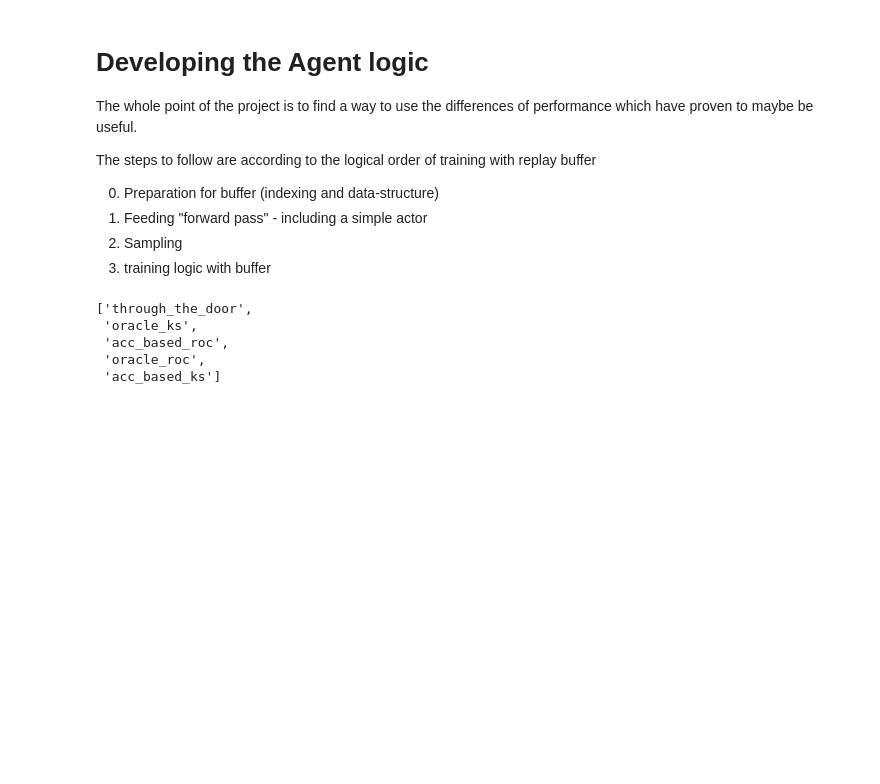
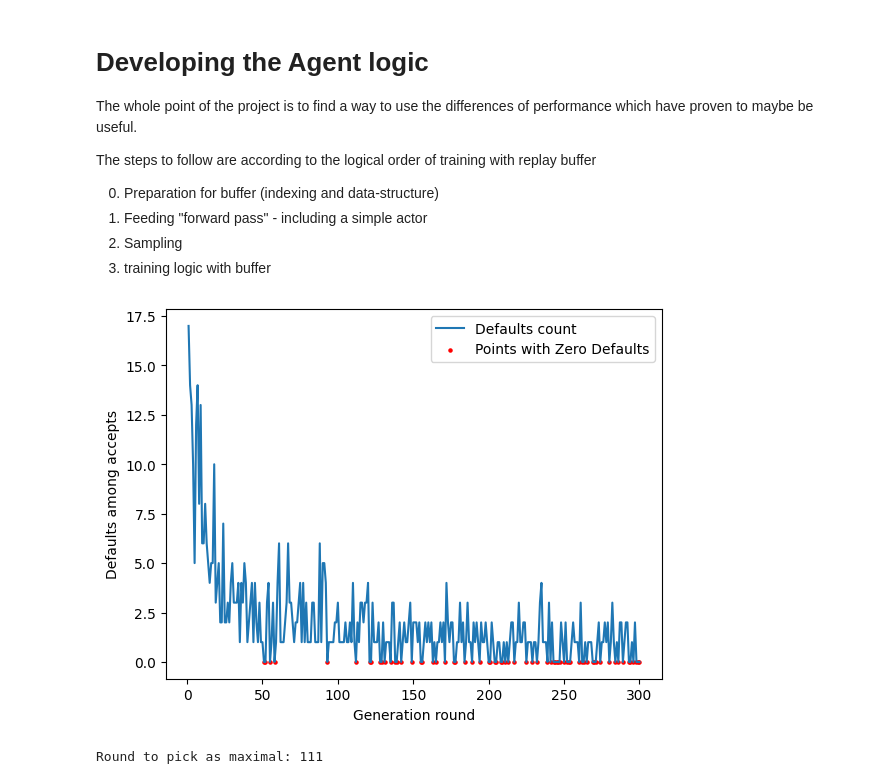
Before and after one commit to TheBISEconStatcian/BEReBASL, a Jupyter notebook: dev/agent_logic.ipynb, the cells around one changed output. Saved outputs shown, nothing was run; the diff lists cells and outputs as text; code cells hidden in the pictures; blank space fills up the shorter version.

```diff
--- a/dev/agent_logic.ipynb
+++ b/dev/agent_logic.ipynb
@@ -55,8 +117,12 @@ counts, th_meaning = simulation_counts_per_round(sim_objs)
-# %%
-th_meaning
-# %% [output]
-['through_the_door',
- 'oracle_ks',
- 'acc_based_roc',
- 'oracle_roc',
- 'acc_based_ks']
+# %%
+buffer.plot_defaults_among_acc("Defaults Among Accepts per round")
+# %% [output]
+[figure, added]
+# %%
+rounds_without_defaults = buffer.get_round_ids_with_no_defaults_among_acc()
+round_to_pick_as_maximal = rounds_without_defaults[(rounds_without_defaults > 100).nonzero()[0,0]].item() - 1
+print("Round to pick as maximal:", round_to_pick_as_maximal)
+
+buffer.set_maximal_gen_round(round_to_pick_as_maximal)
+# %% [output]
+Round to pick as maximal: 111
```
Also changed, not shown: parts of 3 cells of this notebook, 1 other file.
